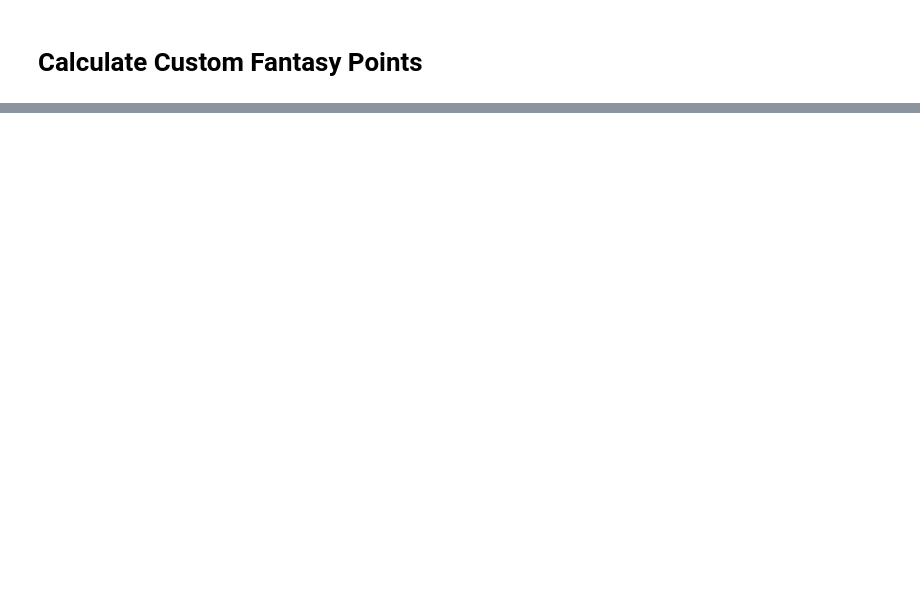
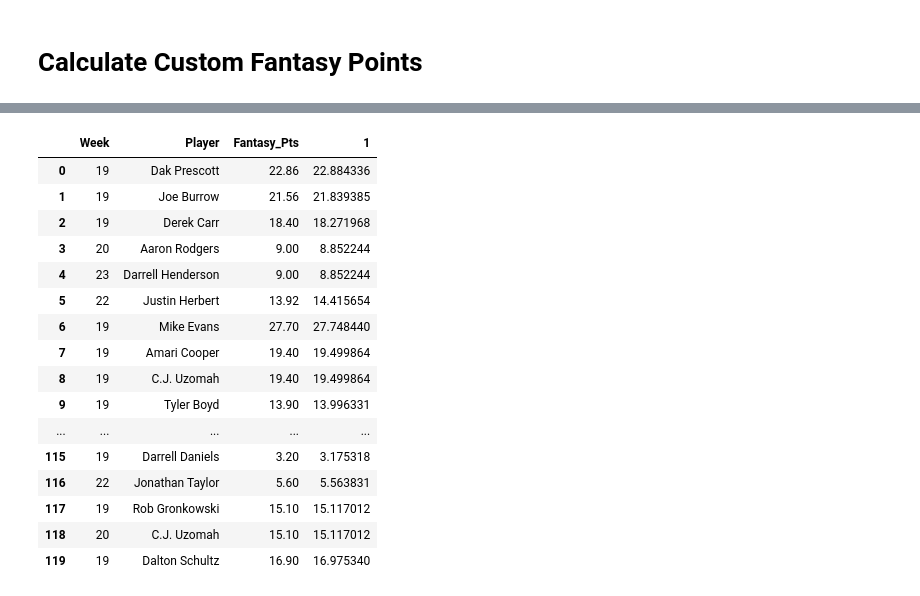
Before and after one commit to dancosta154/Fantasy_Football_Modeling, a Jupyter notebook: main_df.ipynb, the cells around one changed output, grey strips where cells are left out. Drawn from its saved outputs; the diff is of its cells as text; code cells hidden in the pictures; blank space fills up the shorter version.

Commit message:
calc'd fantasy points, reordered, and renamed columns. modeled

```diff
--- a/main_df.ipynb
+++ b/main_df.ipynb
@@ -447,0 +539,7 @@ df.head(20)
+# %%
+X_train, X_test, y_train, y_test = train_test_split(X, y, test_size=0.1, random_state=42)
+
+lr = LinearRegression()
+lr.fit(X_train, y_train)
+
+cross_val_score(lr, X_train, y_train).mean()
@@ -447,0 +558,2 @@ df.head(20)
+# %%
+y_pred = lr.predict(X_test)
@@ -447,0 +604,24 @@ df.head(20)
+# %%
+df_predicted = pd.DataFrame(set(zip(y_test, y_pred)))
+# %%
+df = pd.merge(df, df_predicted, left_on = ['Fantasy_Pts'], right_on = [0])
+# %%
+df[['Week', 'Player', 'Fantasy_Pts', 1]]
+# %% [output]
+|  | Week | Player | Fantasy_Pts | 1 |
+| 0 | 19 | Dak Prescott | 22.86 | 22.884336 |
+| 1 | 19 | Joe Burrow | 21.56 | 21.839385 |
+| 2 | 19 | Derek Carr | 18.40 | 18.271968 |
+| 3 | 20 | Aaron Rodgers | 9.00 | 8.852244 |
+| 4 | 23 | Darrell Henderson | 9.00 | 8.852244 |
+| 5 | 22 | Justin Herbert | 13.92 | 14.415654 |
+| 6 | 19 | Mike Evans | 27.70 | 27.748440 |
+| 7 | 19 | Amari Cooper | 19.40 | 19.499864 |
+| 8 | 19 | C.J. Uzomah | 19.40 | 19.499864 |
+| 9 | 19 | Tyler Boyd | 13.90 | 13.996331 |
+| ... | ... | ... | ... | ... |
+| 115 | 19 | Darrell Daniels | 3.20 | 3.175318 |
+| 116 | 22 | Jonathan Taylor | 5.60 | 5.563831 |
+| 117 | 19 | Rob Gronkowski | 15.10 | 15.117012 |
+| 118 | 20 | C.J. Uzomah | 15.10 | 15.117012 |
+| 119 | 19 | Dalton Schultz | 16.90 | 16.975340 |
```
Also changed, not shown: parts of 57 cells of this notebook, 21 other files.
